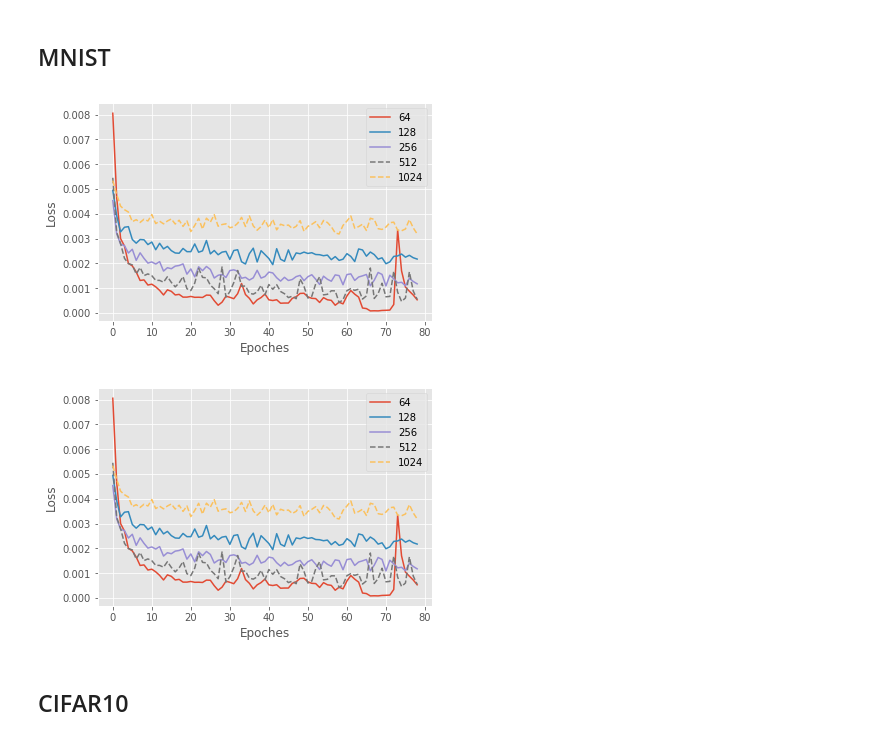
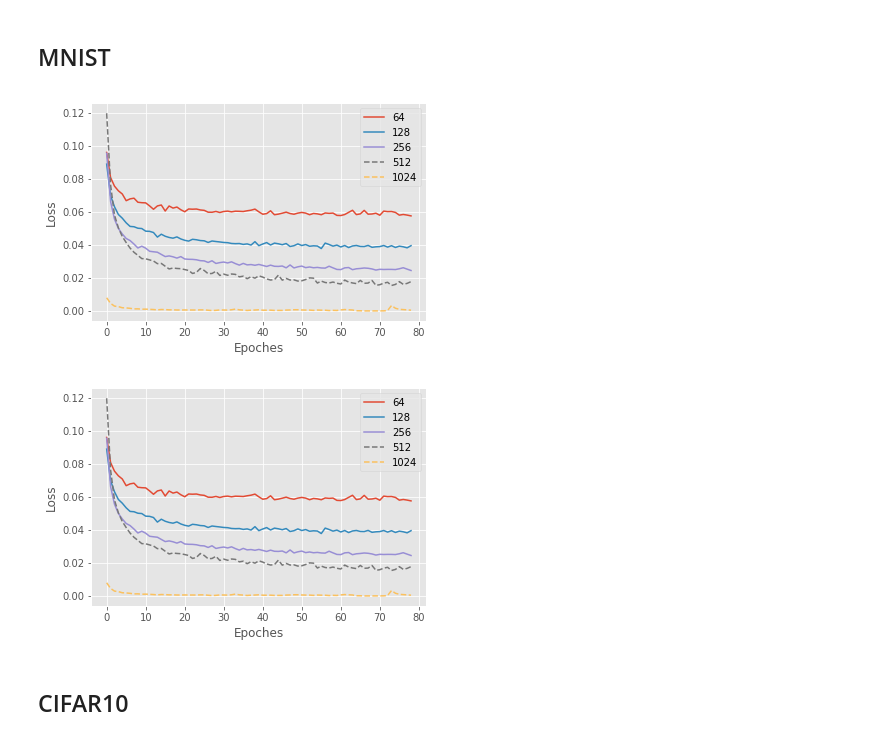
Before and after one commit to ggzhang0071/L-DNQ, a Jupyter notebook: PlotContractionCoefficientsCompare.ipynb, the cells around one changed output. Drawn from its saved outputs; the diff is of its cells as text; code cells hidden in the pictures.

```diff
--- a/PlotContractionCoefficientsCompare.ipynb
+++ b/PlotContractionCoefficientsCompare.ipynb
@@ -75,34 +75,34 @@ ContractCoeffiComp/CIFAR10[512, 0.6]TrainConvergenceChanges.npy
 # %%
 parts=3
 i=0
 coefficients=[64,128,256,512, 1024]
 plt.style.use('ggplot')
 FilePath='BatchSizeComp/'
 
-filelist=[
-'MNIST[1024, 1]TrainConvergenceChanges.npy',
+filelist=['MNIST[64, 1]TrainConvergenceChanges.npy',
 'MNIST[128, 1]TrainConvergenceChanges.npy',
 'MNIST[256, 1]TrainConvergenceChanges.npy',
 'MNIST[512, 1]TrainConvergenceChanges.npy',
-'MNIST[64, 1]TrainConvergenceChanges.npy']
+'MNIST[1024, 1]TrainConvergenceChanges.npy'
+]
 
 for i in range(5):
     TestLoss=np.load(FilePath+filelist[i])
     TestLossEpoches=TestLoss
     if i<parts:
         plt.plot(TestLossEpoches[1:80], lw=1.5)
     else:
         plt.plot(TestLossEpoches[1:80],'--', lw=1.5)
     i+=1
 
 
 plt.xlabel('Epoches')
 plt.ylabel('Loss')
 
 plt.legend(tuple(coefficients))
 plt.savefig(FilePath+'TrainBatchSizeCompare_MNIST.png',dpi=600)
 # %% [output]
-[figure, old version]
+[figure, new version]
 # %%
 parts=3
 i=0
@@ -128,7 +128,7 @@ plt.ylabel('Loss')
 plt.legend(tuple(coefficients))
 plt.savefig(FilePath+'TestBatchSizeCompare_MNIST.png',dpi=600)
 # %% [output]
-[figure, old version]
+[figure, new version]
 # %% [markdown]
 ## CIFAR10
 # %%
```
Also changed, not shown: parts of 2 cells of this notebook, 26 other files.
